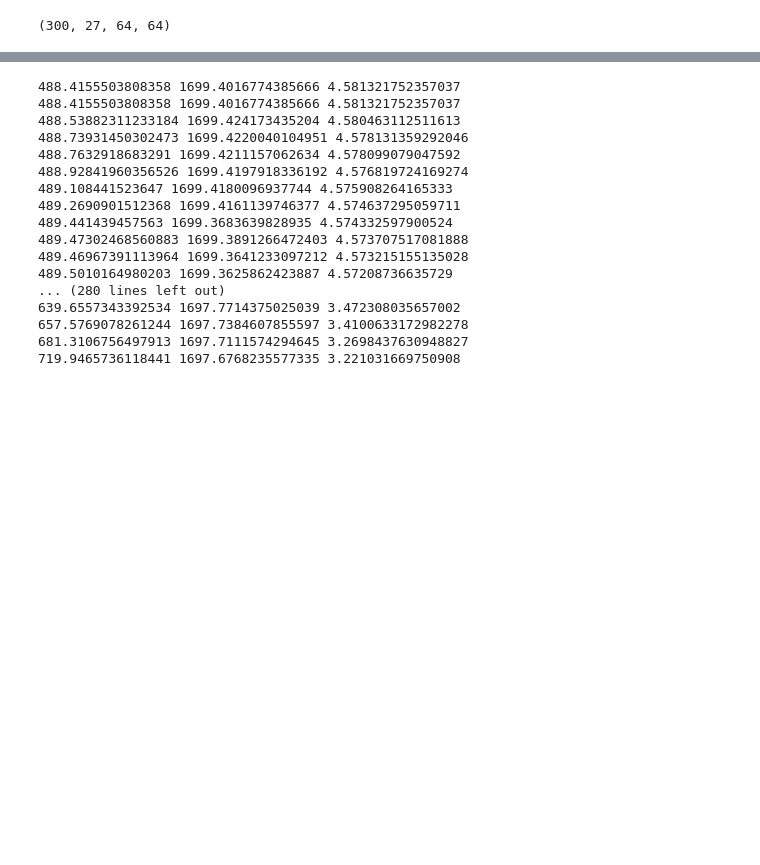
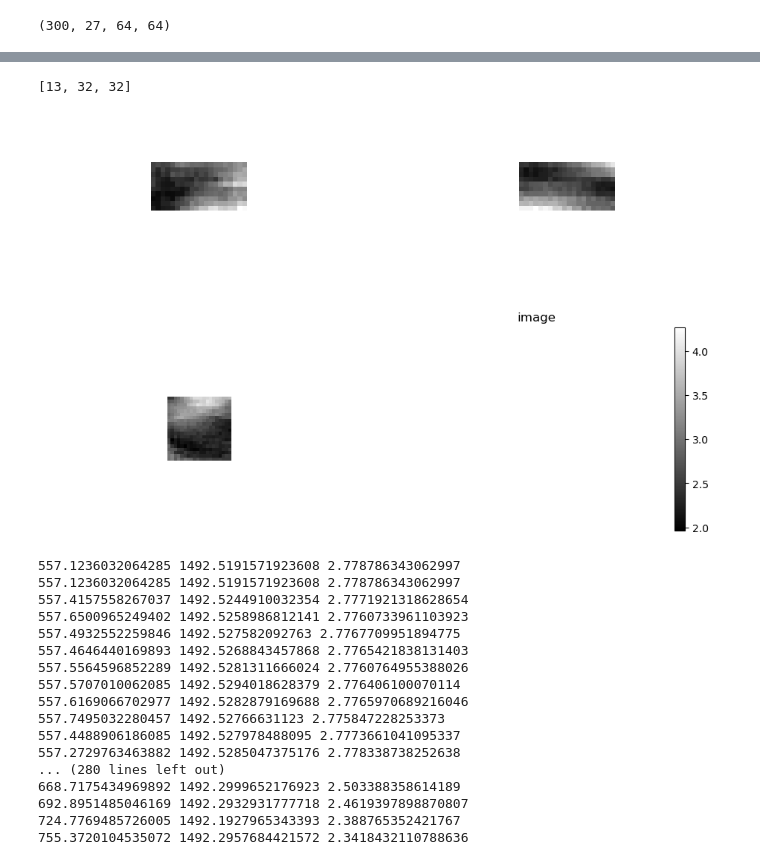
Before and after one commit to cjohnevans/MriQc, a Jupyter notebook: qc/fmriqc_snr_by_vol_check.ipynb, the cells around one changed output, grey strips where cells are left out. Cells and saved outputs as stored; diff of their text form; code cells hidden in the pictures; blank space fills up the shorter version.

```diff
--- a/qc/fmriqc_snr_by_vol_check.ipynb
+++ b/qc/fmriqc_snr_by_vol_check.ipynb
@@ -40 +55,6 @@ first_run.calc_sfnr()
+# %%
+mriqc.ortho_view(first_run.vol_stdev)
+# %% [output]
+[13, 32, 32]
+[figure, added]
 # %%
@@ -59,25 +79,25 @@ def calc_sfnr_by_vol(fmriqc_data):
         vol.append(vv)
     return(vol, sfnr_by_vol, mean_by_vol, stdev_by_vol)
 # %%
-[v,sfnr,mn,std]=calc_sfnr_by_vol(first_run)
+[v,sfnr,mn,std]=calc_sfnr_by_vol(first_run,mask=mid_voi)
 # %% [output]
-488.4155503808358 1699.4016774385666 4.581321752357037
-488.4155503808358 1699.4016774385666 4.581321752357037
-488.53882311233184 1699.424173435204 4.580463112511613
-488.73931450302473 1699.4220040104951 4.578131359292046
-488.7632918683291 1699.4211157062634 4.578099079047592
-488.92841960356526 1699.4197918336192 4.576819724169274
-489.108441523647 1699.4180096937744 4.575908264165333
-489.2690901512368 1699.4161139746377 4.574637295059711
-489.441439457563 1699.3683639828935 4.574332597900524
-489.47302468560883 1699.3891266472403 4.573707517081888
-489.46967391113964 1699.3641233097212 4.573215155135028
-489.5010164980203 1699.3625862423887 4.57208736635729
+557.1236032064285 1492.5191571923608 2.778786343062997
+557.1236032064285 1492.5191571923608 2.778786343062997
+557.4157558267037 1492.5244910032354 2.7771921318628654
+557.6500965249402 1492.5258986812141 2.7760733961103923
+557.4932552259846 1492.527582092763 2.7767709951894775
+557.4646440169893 1492.5268843457868 2.7765421838131403
+557.5564596852289 1492.5281311666024 2.7760764955388026
+557.5707010062085 1492.5294018628379 2.776406100070114
+557.6169066702977 1492.5282879169688 2.7765970689216046
+557.7495032280457 1492.52766631123 2.775847228253373
+557.4488906186085 1492.527978488095 2.7773661041095337
+557.2729763463882 1492.5285047375176 2.778338738252638
 ... (280 lines left out)
-639.6557343392534 1697.7714375025039 3.472308035657002
-657.5769078261244 1697.7384607855597 3.4100633172982278
-681.3106756497913 1697.7111574294645 3.2698437630948827
-719.9465736118441 1697.6768235577335 3.221031669750908
+668.7175434969892 1492.2999652176923 2.503388358614189
+692.8951485046169 1492.2932931777718 2.4619397898870807
+724.7769485726005 1492.1927965343393 2.388765352421767
+755.3720104535072 1492.2957684421572 2.3418432110788636
 # %%
 fig=plt.figure()
 ax=fig.subplots()
```
Also changed, not shown: parts of 17 cells of this notebook, 1 other file.
